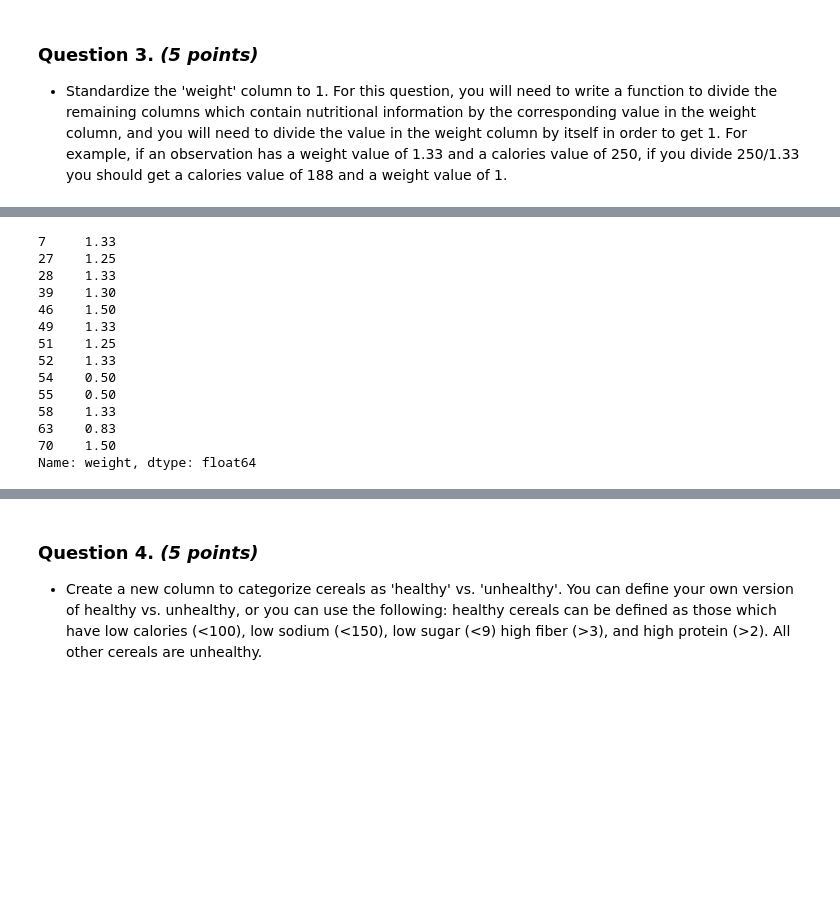
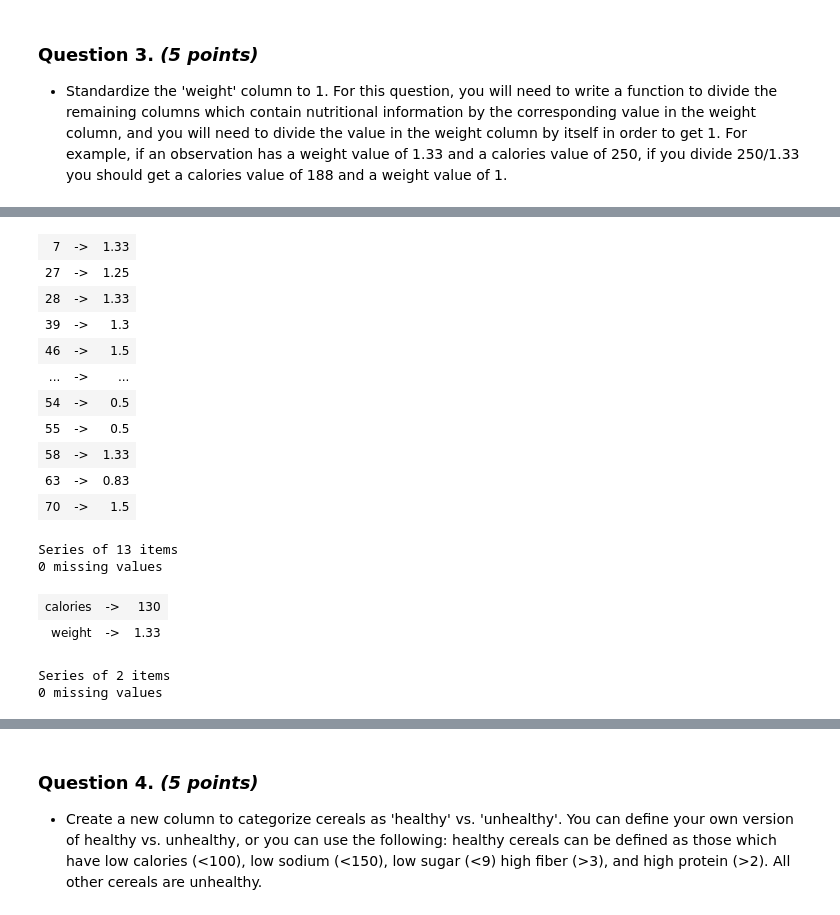
Before and after one commit to Alkasai/3250B, a Jupyter notebook: notebooks/[fsharp] Assignment 1.ipynb, the cells around one changed output, grey strips where cells are left out. Cells and saved outputs as stored; diff of their text form; code cells hidden in the pictures; blank space fills up the shorter version.

```diff
--- a/notebooks/[fsharp] Assignment 1.ipynb
+++ b/notebooks/[fsharp] Assignment 1.ipynb
@@ -288,17 +284,29 @@ df
-# %%
-df.loc[df["weight"] != 1, "weight"]
-# %% [output]
-7     1.33
-27    1.25
-28    1.33
-39    1.30
-46    1.50
-49    1.33
-51    1.25
-52    1.33
-54    0.50
-55    0.50
-58    1.33
-63    0.83
-70    1.50
-Name: weight, dtype: float64
+# %%
+df
+|> Frame.filterRows(fun _ r -> r?weight <> 1.)
+|> fun f -> f?weight
+# %% [output]
+| 7 | -> | 1.33 |
+| 27 | -> | 1.25 |
+| 28 | -> | 1.33 |
+| 39 | -> | 1.3 |
+| 46 | -> | 1.5 |
+| ... | -> | ... |
+| 54 | -> | 0.5 |
+| 55 | -> | 0.5 |
+| 58 | -> | 1.33 |
+| 63 | -> | 0.83 |
+| 70 | -> | 1.5 |
+Series of 13 items
+0 missing values
+# %%
+// index 7 has weight of 1.33 and 130 calories.
+df
+|> Frame.filterCols (fun k _ -> List.contains k ["calories"; "weight"])
+|> Frame.rows
+|> Series.getAt 7
+# %% [output]
+| calories | -> | 130 |
+| weight | -> | 1.33 |
+Series of 2 items
+0 missing values
```
Also changed, not shown: parts of 12 cells of this notebook, 1 other file.
